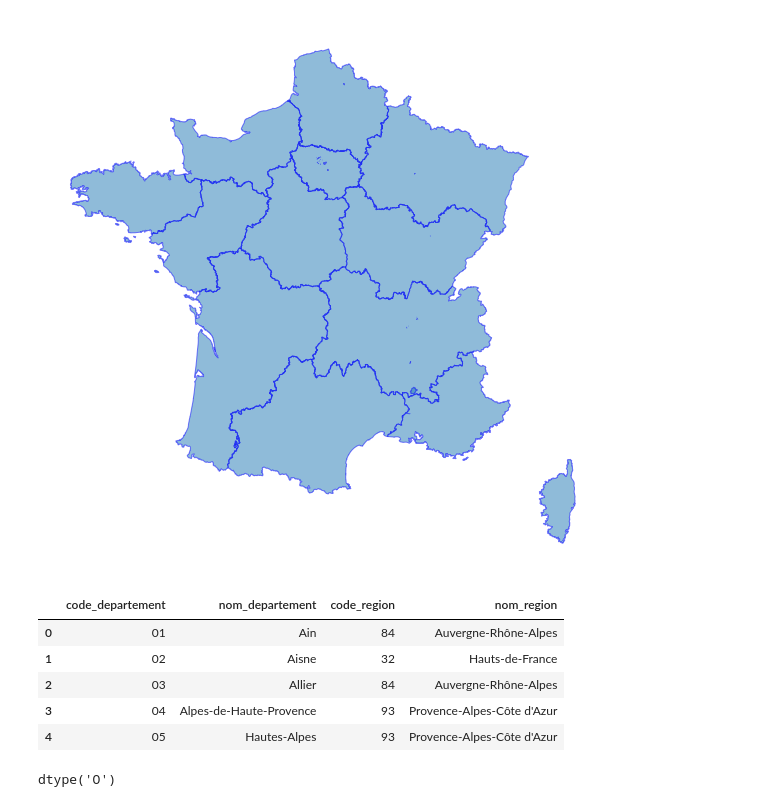
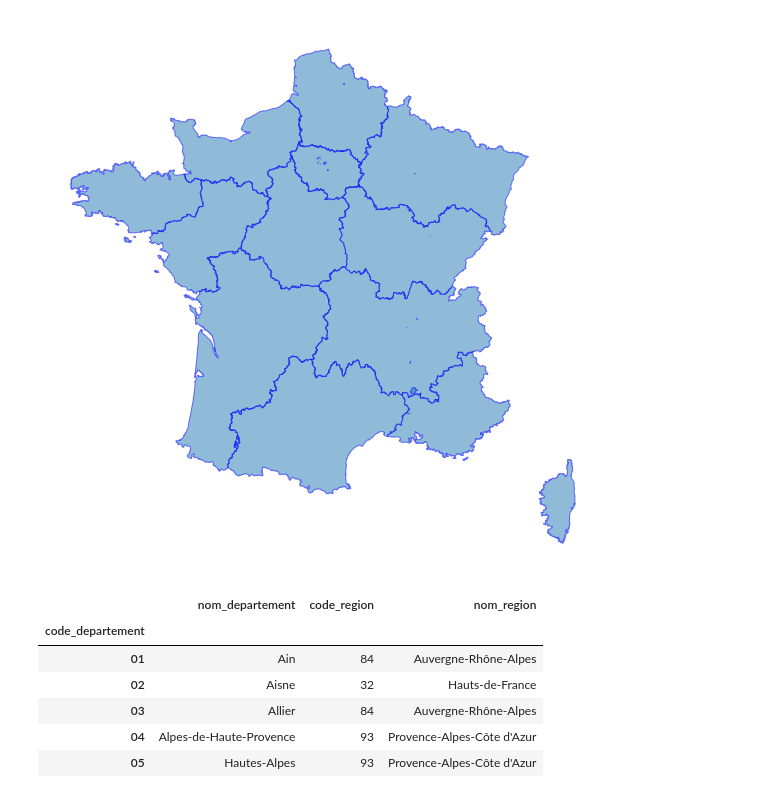
Before and after one commit to erwan-auchere/Projet-Python, a Jupyter notebook: map.ipynb, the cells around one changed output. Drawn from its saved outputs; the diff is of its cells as text; code cells hidden in the pictures.

```diff
--- a/map.ipynb
+++ b/map.ipynb
@@ -57,17 +42,13 @@ ax.set_axis_off()
 # %% [output]
 [figure]
 # %%
-departements = pd.read_csv('departements-france.csv')
+departements = pd.read_csv('departements-france.csv').set_index('code_departement')
 departements.head()
 # %% [output]
-|  | code_departement | nom_departement | code_region | nom_region |
-| 0 | 01 | Ain | 84 | Auvergne-Rhône-Alpes |
-| 1 | 02 | Aisne | 32 | Hauts-de-France |
-| 2 | 03 | Allier | 84 | Auvergne-Rhône-Alpes |
-| 3 | 04 | Alpes-de-Haute-Provence | 93 | Provence-Alpes-Côte d'Azur |
-| 4 | 05 | Hautes-Alpes | 93 | Provence-Alpes-Côte d'Azur |
+|  | nom_departement | code_region | nom_region |
+| code_departement |  |  |  |
+| 01 | Ain | 84 | Auvergne-Rhône-Alpes |
+| 02 | Aisne | 32 | Hauts-de-France |
+| 03 | Allier | 84 | Auvergne-Rhône-Alpes |
+| 04 | Alpes-de-Haute-Provence | 93 | Provence-Alpes-Côte d'Azur |
+| 05 | Hautes-Alpes | 93 | Provence-Alpes-Côte d'Azur |
-# %%
-accidents = caracteristiques.merge(lieux, on='Num_Acc')
-accidents.dep.dtype
-# %% [output]
-dtype('O')
```
Also changed, not shown: parts of 10 cells of this notebook.
